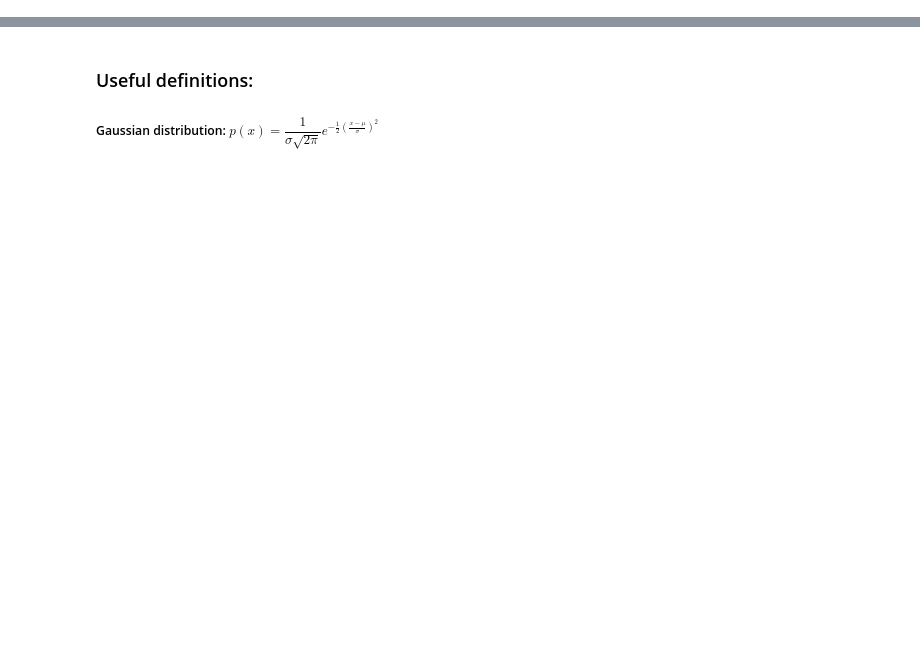
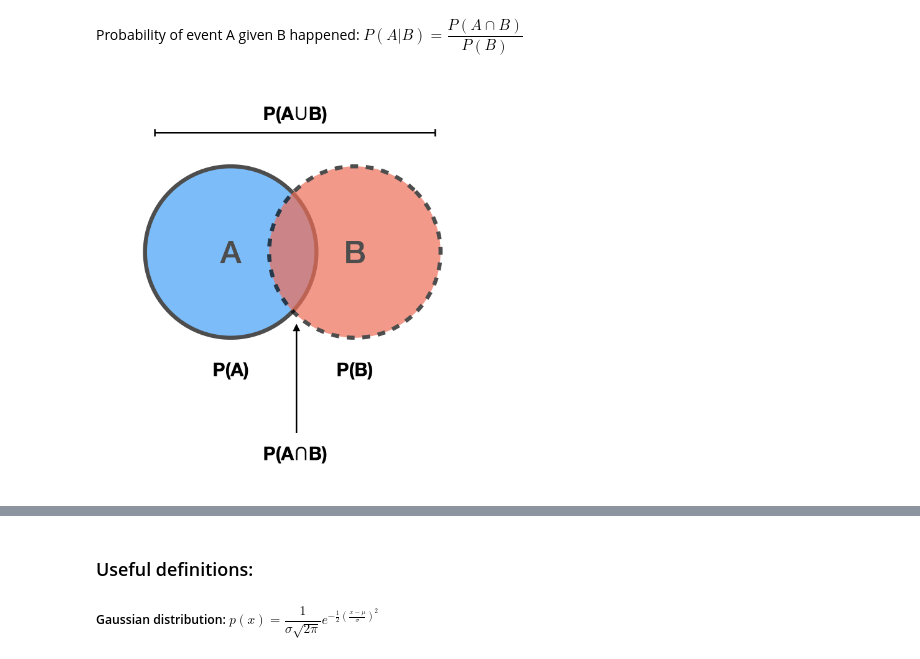
Before and after one commit to ZuckermanLab/ModelExplorer, a Jupyter notebook: Bayesian model fitting notebook-V2.ipynb, the cells around one changed output, grey strips where cells are left out. Cells and saved outputs as stored; diff of their text form; code cells hidden in the pictures; blank space fills up the shorter version.

```diff
--- a/Bayesian model fitting notebook-V2.ipynb
+++ b/Bayesian model fitting notebook-V2.ipynb
@@ -28,0 +41,6 @@ Often logs are used to calculate the probabilities to reduce numerical issues w/
+# %% [markdown]
+Probability of event A given B happened: $P(A|B) = \dfrac{P(A\cap B)}{P(B)}$
+# %%
+Image(filename="bayes_2.png", width = 400, height = 400)
+# %% [output]
+[figure, added]
```
Also changed, not shown: parts of 42 cells of this notebook.
